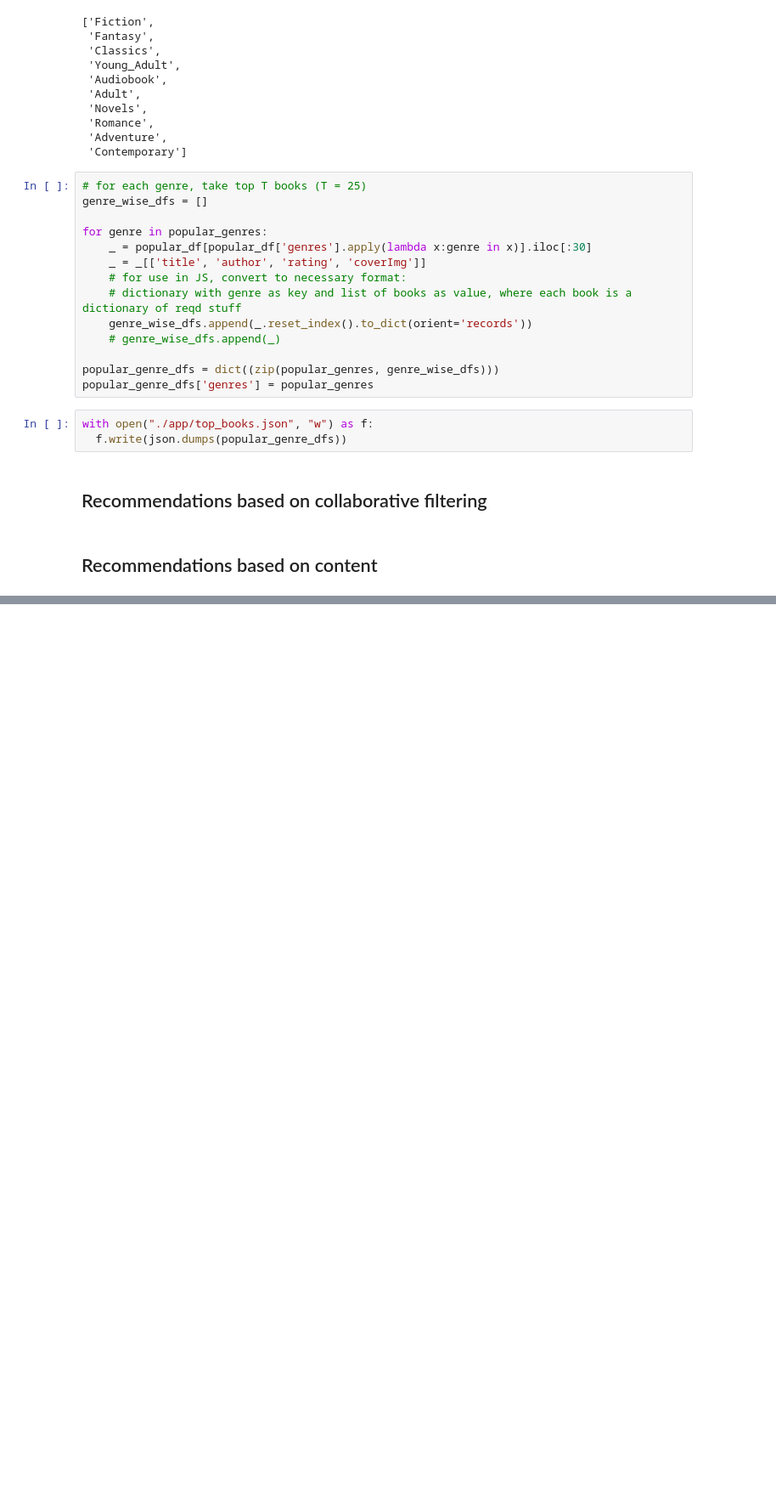
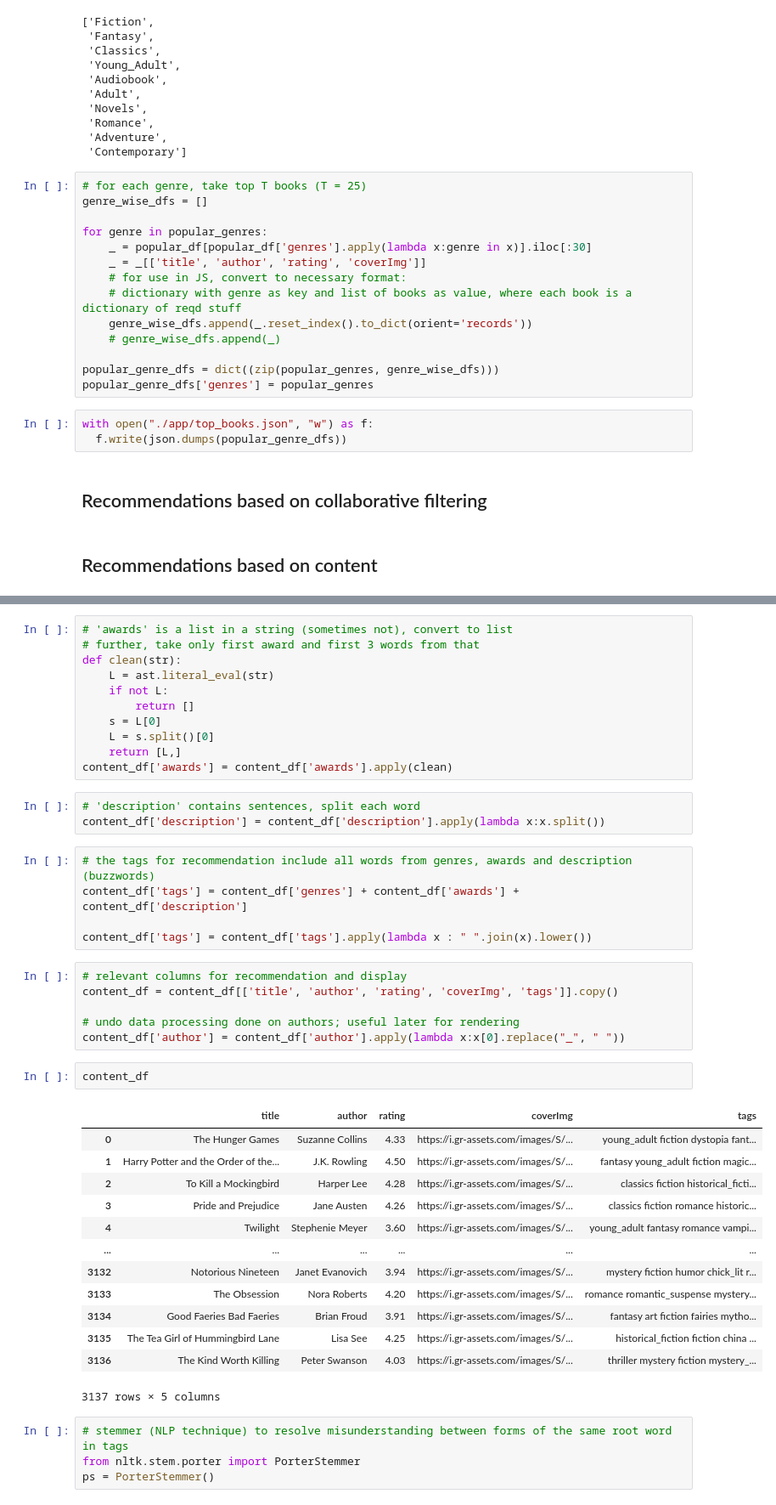
Before and after one commit to Nobhendu/book-recommender, a Jupyter notebook: model.ipynb, the cells around one changed output, grey strips where cells are left out. Shown: that part at 85% size. Drawn from its saved outputs; the diff is of its cells as text; blank space fills up the shorter version.

Commit message:
Create model for content based

```diff
--- a/model.ipynb
+++ b/model.ipynb
@@ -114,0 +152,45 @@ with open("./app/top_books.json", "w") as f:
+# %%
+# 'awards' is a list in a string (sometimes not), convert to list
+# further, take only first award and first 3 words from that
+def clean(str):
+    L = ast.literal_eval(str)
+    if not L:
+        return []
+    s = L[0]
+    L = s.split()[0]
+    return [L,]
+content_df['awards'] = content_df['awards'].apply(clean)
+# %%
+# 'description' contains sentences, split each word
+content_df['description'] = content_df['description'].apply(lambda x:x.split())
+# %%
+# the tags for recommendation include all words from genres, awards and description (buzzwords)
+content_df['tags'] = content_df['genres'] + content_df['awards'] + content_df['description']
+
+content_df['tags'] = content_df['tags'].apply(lambda x : " ".join(x).lower())
+# %%
+# relevant columns for recommendation and display
+content_df = content_df[['title', 'author', 'rating', 'coverImg', 'tags']].copy()
+
+# undo data processing done on authors; useful later for rendering
+content_df['author'] = content_df['author'].apply(lambda x:x[0].replace("_", " "))
+# %%
+content_df
+# %% [output]
+|  | title | author | rating | coverImg | tags |
+| 0 | The Hunger Games | Suzanne Collins | 4.33 | https://i.gr-assets.com/images/S/... | young_adult fiction dystopia fant... |
+| 1 | Harry Potter and the Order of the... | J.K. Rowling | 4.50 | https://i.gr-assets.com/images/S/... | fantasy young_adult fiction magic... |
+| 2 | To Kill a Mockingbird | Harper Lee | 4.28 | https://i.gr-assets.com/images/S/... | classics fiction historical_ficti... |
+| 3 | Pride and Prejudice | Jane Austen | 4.26 | https://i.gr-assets.com/images/S/... | classics fiction romance historic... |
+| 4 | Twilight | Stephenie Meyer | 3.60 | https://i.gr-assets.com/images/S/... | young_adult fantasy romance vampi... |
+| ... | ... | ... | ... | ... | ... |
+| 3132 | Notorious Nineteen | Janet Evanovich | 3.94 | https://i.gr-assets.com/images/S/... | mystery fiction humor chick_lit r... |
+| 3133 | The Obsession | Nora Roberts | 4.20 | https://i.gr-assets.com/images/S/... | romance romantic_suspense mystery... |
+| 3134 | Good Faeries Bad Faeries | Brian Froud | 3.91 | https://i.gr-assets.com/images/S/... | fantasy art fiction fairies mytho... |
+| 3135 | The Tea Girl of Hummingbird Lane | Lisa See | 4.25 | https://i.gr-assets.com/images/S/... | historical_fiction fiction china ... |
+| 3136 | The Kind Worth Killing | Peter Swanson | 4.03 | https://i.gr-assets.com/images/S/... | thriller mystery fiction mystery_... |
+3137 rows × 5 columns
+# %%
+# stemmer (NLP technique) to resolve misunderstanding between forms of the same root word in tags
+from nltk.stem.porter import PorterStemmer
+ps = PorterStemmer()
```
Also changed, not shown: parts of 15 cells of this notebook.
